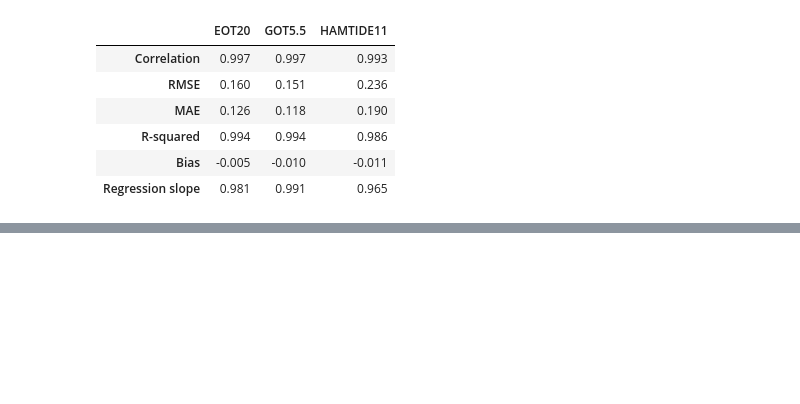
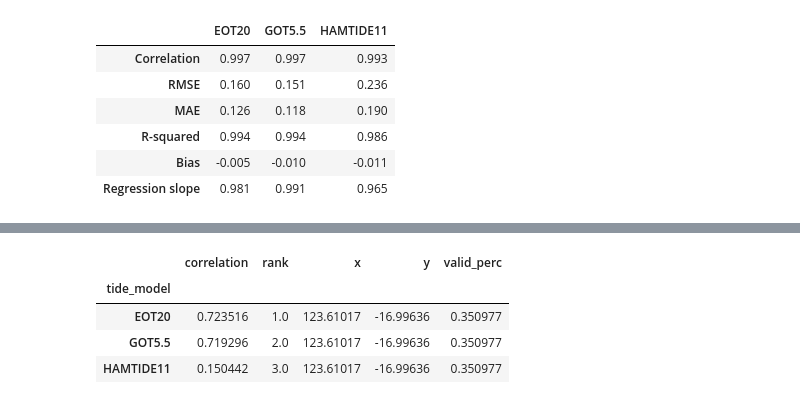
Before and after one commit to GeoscienceAustralia/eo-tides, a Jupyter notebook: docs/notebooks/Validating_tides.ipynb, the cells around one changed output, grey strips where cells are left out. Saved outputs shown, nothing was run; the diff lists cells and outputs as text; code cells hidden in the pictures; blank space fills up the shorter version.

```diff
--- a/docs/notebooks/Validating_tides.ipynb
+++ b/docs/notebooks/Validating_tides.ipynb
@@ -202,0 +271,8 @@ As we can see above, at this location `GOT5.5` has the best overall accuracy as
+# %%
+corr_df
+# %% [output]
+|  | correlation | rank | x | y | valid_perc |
+| tide_model |  |  |  |  |  |
+| EOT20 | 0.723516 | 1.0 | 123.61017 | -16.99636 | 0.350977 |
+| GOT5.5 | 0.719296 | 2.0 | 123.61017 | -16.99636 | 0.350977 |
+| HAMTIDE11 | 0.150442 | 3.0 | 123.61017 | -16.99636 | 0.350977 |
```
Also changed, not shown: parts of 11 cells of this notebook.
